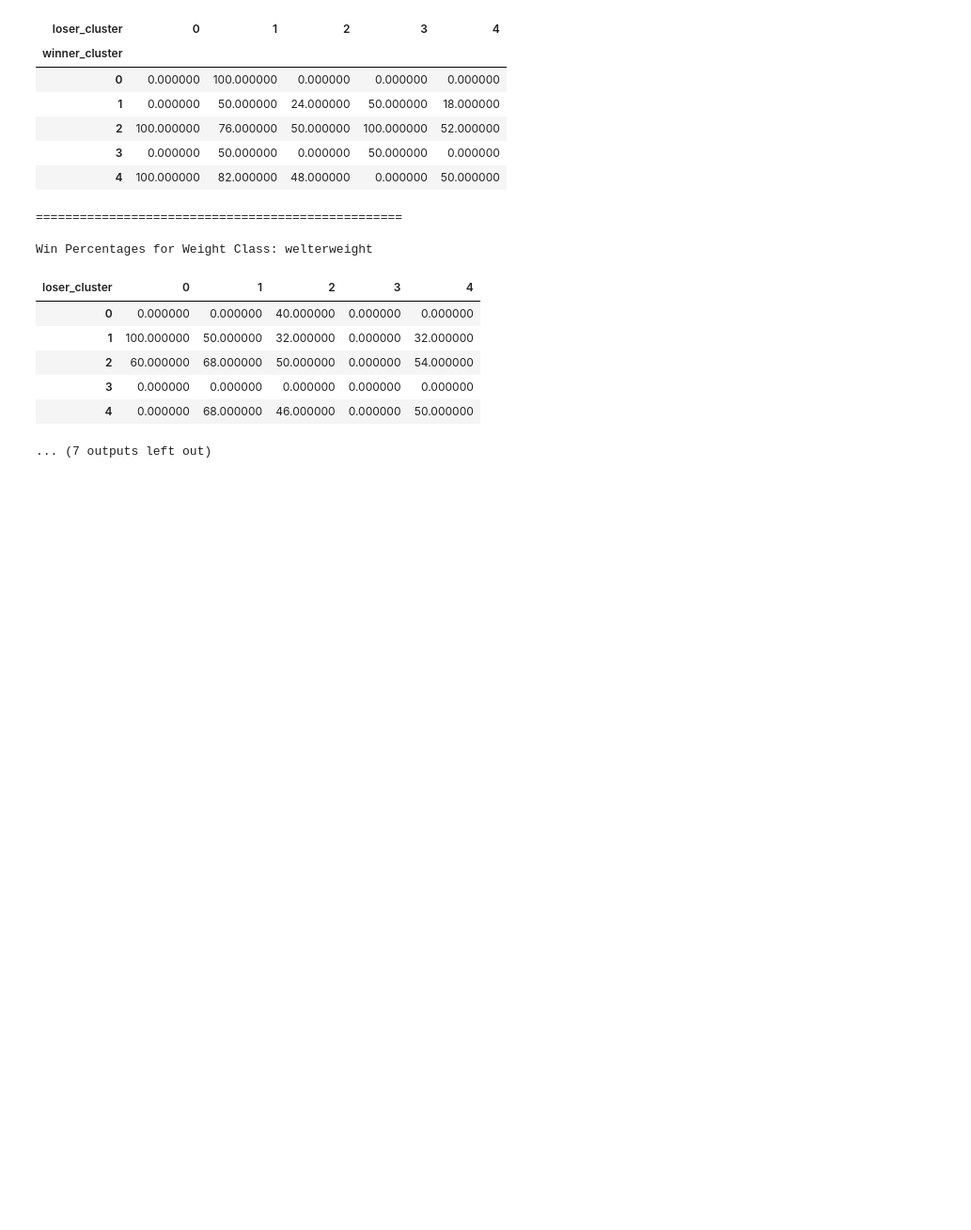
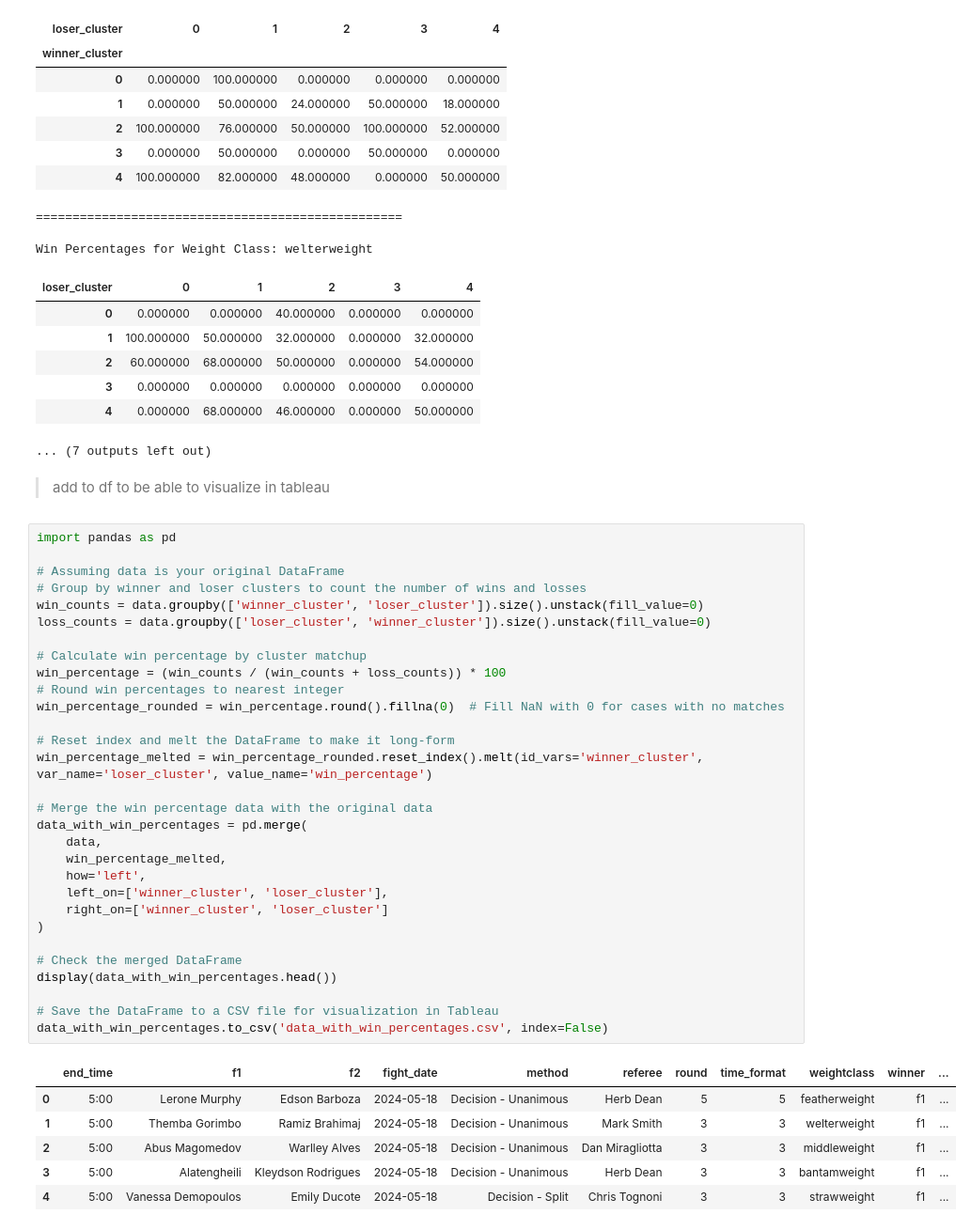
Before and after one commit to jeaend/UFC_Fight_Outcome_Prediction, a Jupyter notebook: 3_cluster_fight_style/3_odds_by_fighterstyle_and_allround.ipynb, the cells around one changed output. Shown at 94% size. Saved outputs shown, nothing was run; the diff lists cells and outputs as text; blank space fills up the shorter version.

Commit message:
add win percentages to df

```diff
--- a/3_cluster_fight_style/3_odds_by_fighterstyle_and_allround.ipynb
+++ b/3_cluster_fight_style/3_odds_by_fighterstyle_and_allround.ipynb
@@ -260,3 +260,42 @@ Win Percentages for Weight Class: welterweight
 | 3 | 0.000000 | 0.000000 | 0.000000 | 0.000000 | 0.000000 |
 | 4 | 0.000000 | 68.000000 | 46.000000 | 0.000000 | 50.000000 |
 ... (7 outputs left out)
+# %% [markdown]
+> add to df to be able to visualize in tableau
+# %%
+import pandas as pd
+
+# Assuming data is your original DataFrame
+# Group by winner and loser clusters to count the number of wins and losses
+win_counts = data.groupby(['winner_cluster', 'loser_cluster']).size().unstack(fill_value=0)
+loss_counts = data.groupby(['loser_cluster', 'winner_cluster']).size().unstack(fill_value=0)
+
+# Calculate win percentage by cluster matchup
+win_percentage = (win_counts / (win_counts + loss_counts)) * 100
+# Round win percentages to nearest integer
+win_percentage_rounded = win_percentage.round().fillna(0)  # Fill NaN with 0 for cases with no matches
+
+# Reset index and melt the DataFrame to make it long-form
+win_percentage_melted = win_percentage_rounded.reset_index().melt(id_vars='winner_cluster', var_name='loser_cluster', value_name='win_percentage')
+
+# Merge the win percentage data with the original data
+data_with_win_percentages = pd.merge(
+    data,
+    win_percentage_melted,
+    how='left',
+    left_on=['winner_cluster', 'loser_cluster'],
+    right_on=['winner_cluster', 'loser_cluster']
+)
+
+# Check the merged DataFrame
+display(data_with_win_percentages.head())
+
+# Save the DataFrame to a CSV file for visualization in Tableau
+data_with_win_percentages.to_csv('data_with_win_percentages.csv', index=False)
+# %% [output]
+|  | end_time | f1 | f2 | fight_date | method | referee | round | time_format | weightclass | winner | ... |
+| 0 | 5:00 | Lerone Murphy | Edson Barboza | 2024-05-18 | Decision - Unanimous | Herb Dean | 5 | 5 | featherweight | f1 | ... |
+| 1 | 5:00 | Themba Gorimbo | Ramiz Brahimaj | 2024-05-18 | Decision - Unanimous | Mark Smith | 3 | 3 | welterweight | f1 | ... |
+| 2 | 5:00 | Abus Magomedov | Warlley Alves | 2024-05-18 | Decision - Unanimous | Dan Miragliotta | 3 | 3 | middleweight | f1 | ... |
+| 3 | 5:00 | Alatengheili | Kleydson Rodrigues | 2024-05-18 | Decision - Unanimous | Herb Dean | 3 | 3 | bantamweight | f1 | ... |
+| 4 | 5:00 | Vanessa Demopoulos | Emily Ducote | 2024-05-18 | Decision - Split | Chris Tognoni | 3 | 3 | strawweight | f1 | ... |
```
Also changed, not shown: 1 other file.
